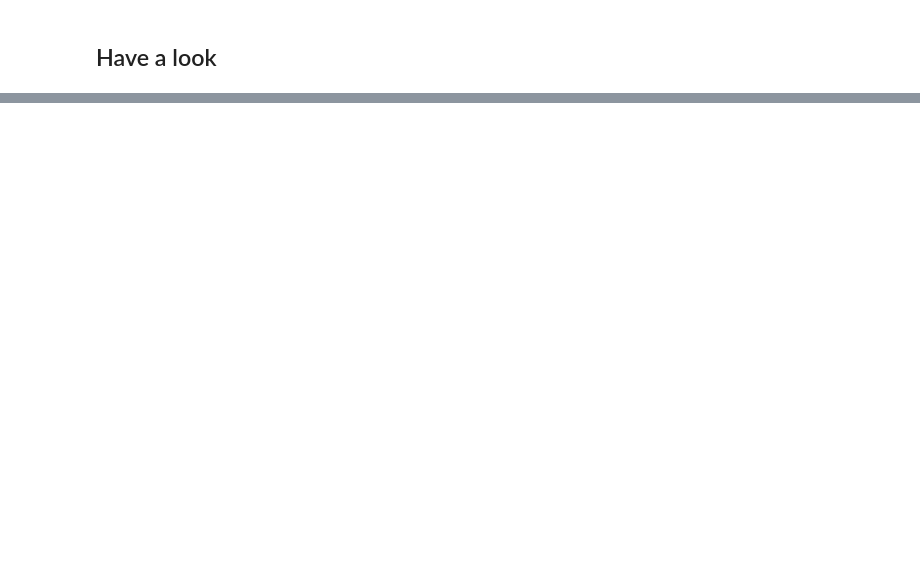
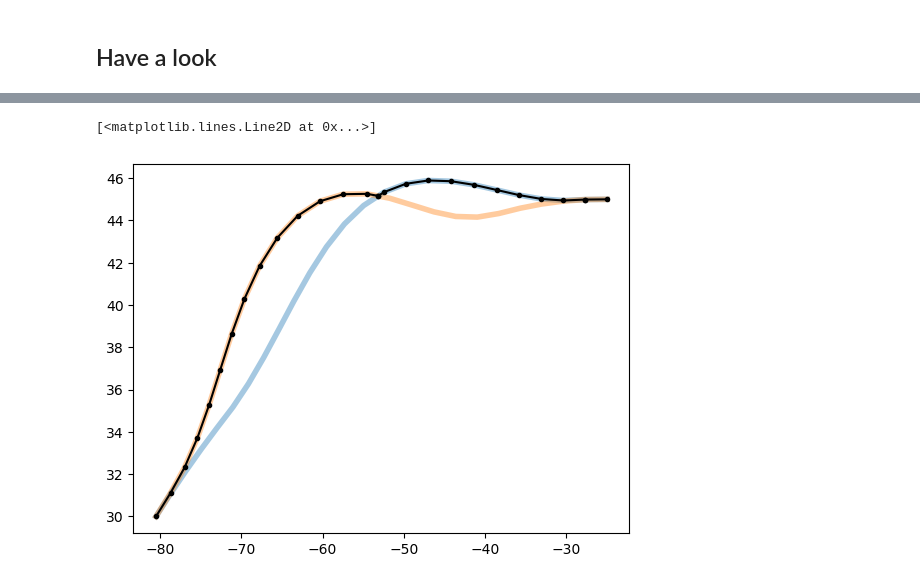
Before and after one commit to willirath/ship_routing, a Jupyter notebook: doc/examples/ship_routing_example_genetic.ipynb, the cells around one changed output, grey strips where cells are left out. Drawn from its saved outputs; the diff is of its cells as text; code cells hidden in the pictures; blank space fills up the shorter version.

Commit message:
Add crossover (#44)
* Lint

* Fix segmentation issue

* Prelim recombination example

* Add crossover operators

* Run with crossover opt

```diff
--- a/doc/examples/ship_routing_example_genetic.ipynb
+++ b/doc/examples/ship_routing_example_genetic.ipynb
@@ -245,0 +257,4 @@ fig.tight_layout();
+# %%
+p_a, p_b = np.random.randint(0, len(routes), size=(2,))
+route_a = routes[p_a]
+route_b = routes[p_b]
@@ -245,0 +266,9 @@ fig.tight_layout();
+# %%
+route_min = crossover_routes_minimal_cost(
+    route_0=route_a,
+    route_1=route_b,
+    current_data_set=currents,
+    wind_data_set=winds,
+    wave_data_set=waves,
+)
+route_min
@@ -245,0 +285,7 @@ fig.tight_layout();
+# %%
+plt.plot(*route_a.line_string.xy, "-", linewidth=4, alpha=0.4)
+plt.plot(*route_b.line_string.xy, "-", linewidth=4, alpha=0.4)
+plt.plot(*route_min.line_string.xy, "k.-")
+# %% [output]
+[<matplotlib.lines.Line2D at 0x...>]
+[figure, added]
```
Also changed, not shown: parts of 12 cells of this notebook, 2 other files.
